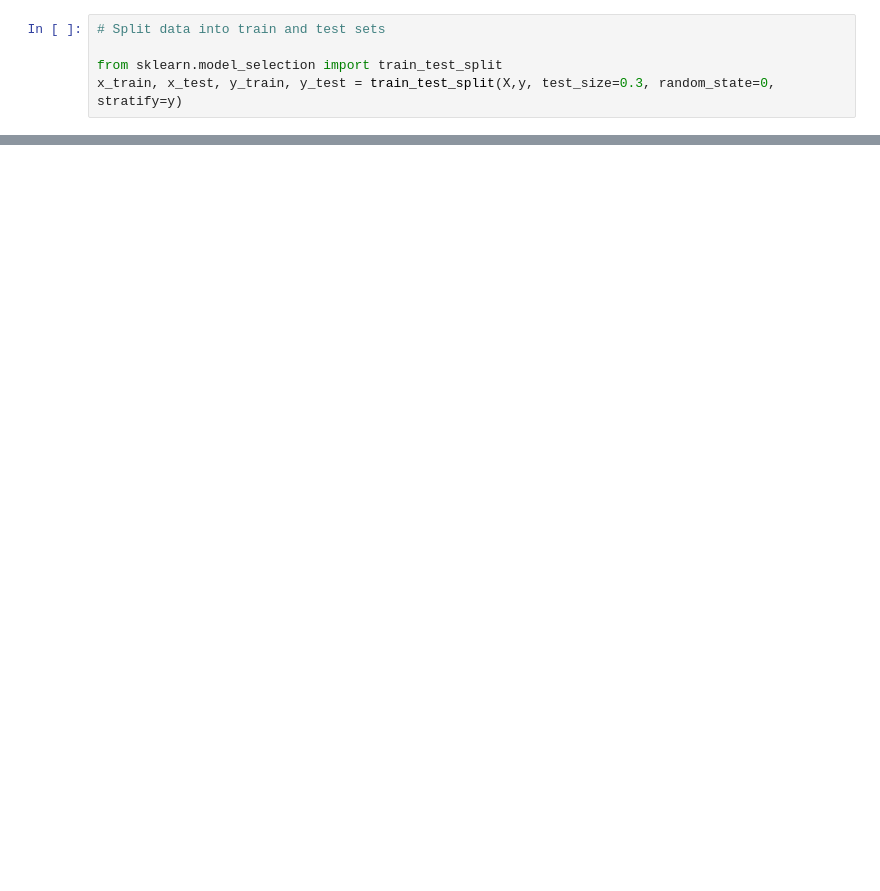
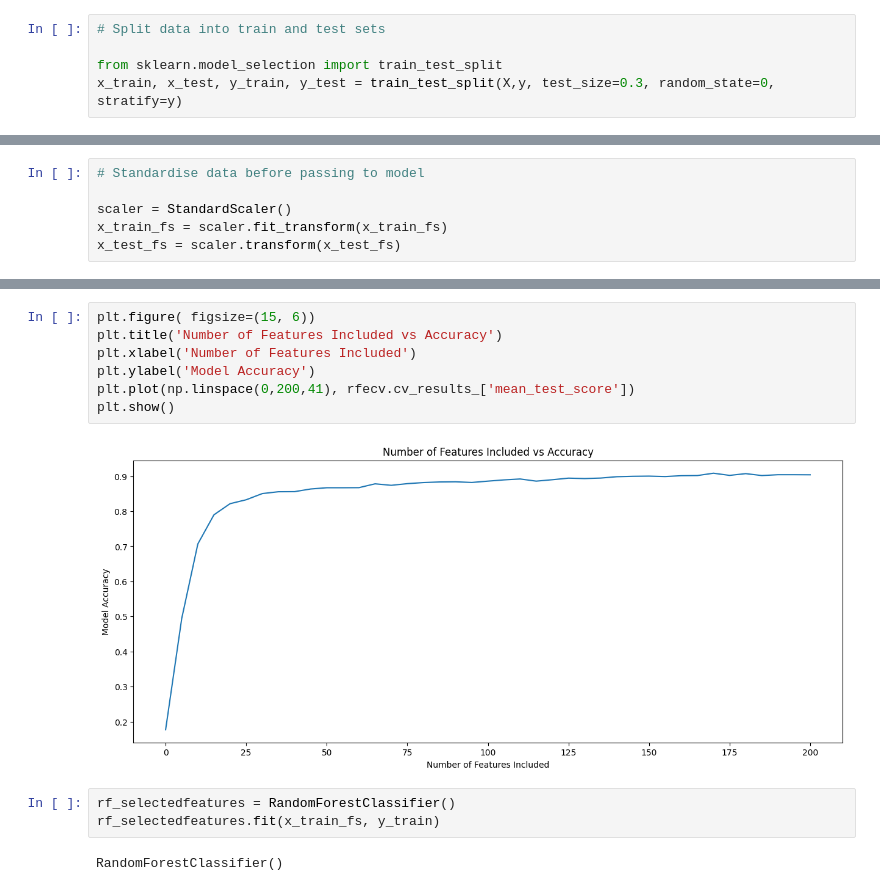
Before and after one commit to daraximi/Machine-Learning-Data-Mining, a Jupyter notebook: WEEK 7.ipynb, the cells around one changed output, grey strips where cells are left out. Drawn from its saved outputs; the diff is of its cells as text; blank space fills up the shorter version.

```diff
--- a/WEEK 7.ipynb
+++ b/WEEK 7.ipynb
@@ -40,0 +93,6 @@ x_train, x_test, y_train, y_test = train_test_split(X,y, test_size=0.3, random_s
+# %%
+# Standardise data before passing to model
+
+scaler = StandardScaler()
+x_train_fs = scaler.fit_transform(x_train_fs)
+x_test_fs = scaler.transform(x_test_fs)
@@ -40,0 +110,14 @@ x_train, x_test, y_train, y_test = train_test_split(X,y, test_size=0.3, random_s
+# %%
+plt.figure( figsize=(15, 6))
+plt.title('Number of Features Included vs Accuracy')
+plt.xlabel('Number of Features Included')
+plt.ylabel('Model Accuracy')
+plt.plot(np.linspace(0,200,41), rfecv.cv_results_['mean_test_score'])
+plt.show()
+# %% [output]
+[figure, added]
+# %%
+rf_selectedfeatures = RandomForestClassifier()
+rf_selectedfeatures.fit(x_train_fs, y_train)
+# %% [output]
+RandomForestClassifier()
```
Also changed, not shown: parts of 9 cells of this notebook, 1 other file.
